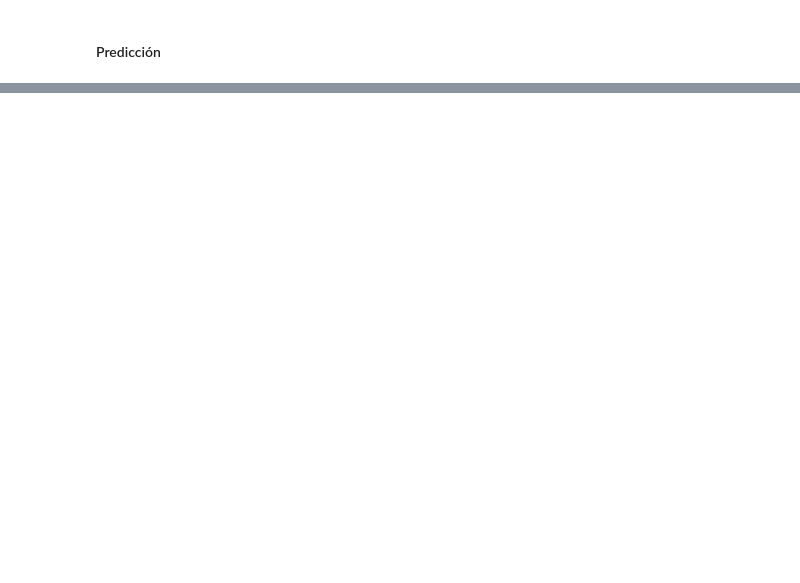
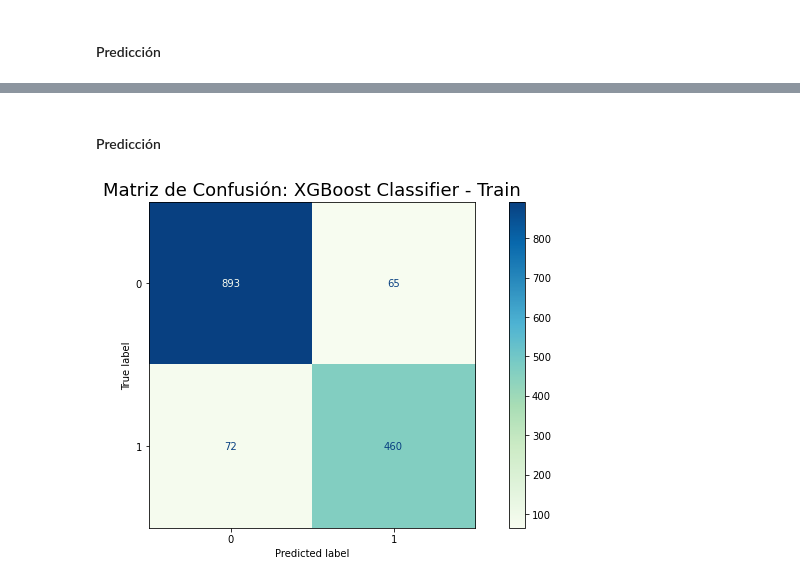
Before and after one commit to JIBarrionuevoGaltier/DiploDatos2021_Grupo_4, a Jupyter notebook: 04_AS/Entregable_AS.ipynb, the cells around one changed output, grey strips where cells are left out. Drawn from its saved outputs; the diff is of its cells as text; code cells hidden in the pictures; blank space fills up the shorter version.

Commit message:
OK - XGBClassifier y RandomForestClassifier

```diff
--- a/04_AS/Entregable_AS.ipynb
+++ b/04_AS/Entregable_AS.ipynb
@@ -488,7 +490,7 @@ bc_model = BaggingClassifier(DecisionTreeClassifier(), random_state=15)
 
 cv = RepeatedStratifiedKFold(n_splits=10, n_repeats=5, random_state=1)
 
-bc_grid = GridSearchCV(estimator=bc_model, param_grid=bc_pameter_grid, scoring='roc_auc', cv=cv, n_jobs=-1)
+bc_grid = GridSearchCV(estimator=bc_model, param_grid=bc_pameter_grid, scoring='f1', cv=cv, n_jobs=-1)
 
 bc_grid.fit(X_train_resampled, y_train_resampled)
 # %% [output]
@@ -570,0 +589,16 @@ weighted avg       0.89      0.89      0.89      1490
+# %%
+xgbc_param_grid = {
+    'max_depth': [8, 16],
+    'n_estimators': np.arange(80,120,5),
+    'booster':['gbtree'],
+    'learning_rate': [0.1, 0.01, 0.05],
+    'eval_metric': ['rmse']
+}
+
+xgbc_model = XGBClassifier(random_state=15, use_label_encoder =False)
+
+cv = RepeatedStratifiedKFold(n_splits=10, n_repeats=5, random_state=1)
+
+xgbc_grid = GridSearchCV(estimator=xgbc_model, param_grid=xgbc_param_grid, scoring='f1', cv=cv, n_jobs=-1)
+
+xgbc_grid.fit(X_train_resampled, y_train_resampled)
@@ -570,0 +660,14 @@ weighted avg       0.89      0.89      0.89      1490
+# %% [markdown]
+#### Predicción
+# %%
+y_train_pred_xgbc = xgbc_grid.predict(X_train)
+# %%
+cm_train = confusion_matrix(y_train, y_train_pred_xgbc)
+
+disp = ConfusionMatrixDisplay(confusion_matrix=cm_train, display_labels=xgbc_grid.classes_)
+fig, ax = plt.subplots(figsize=(12,6))
+ax.set_title('Matriz de Confusión: XGBoost Classifier - Train', fontsize=18)
+disp.plot(cmap='GnBu', ax=ax)
+plt.show()
+# %% [output]
+[figure, added]
```
Also changed, not shown: parts of 32 cells of this notebook, 1 other file.
